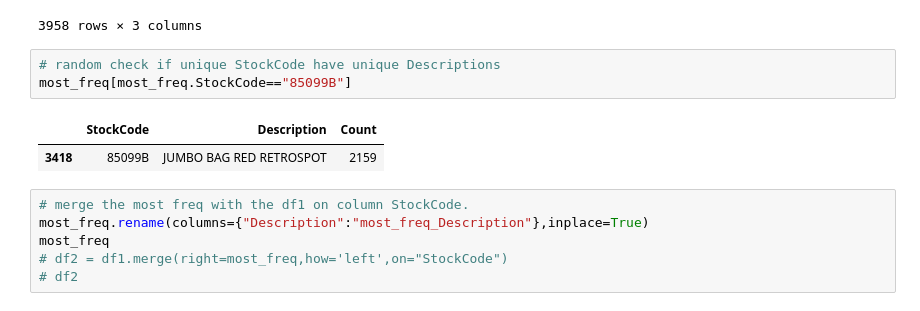
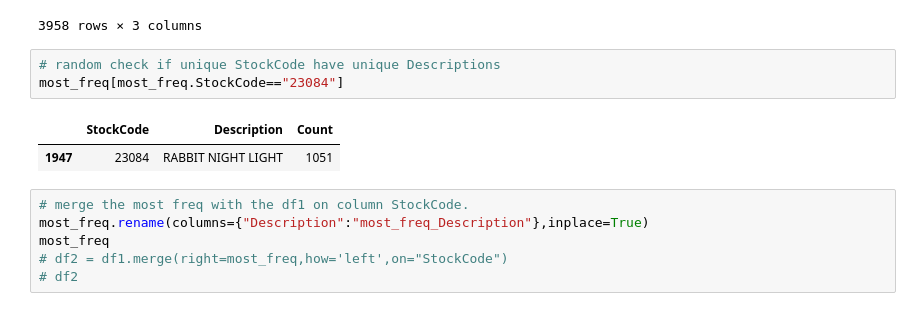
Before and after one commit to chanduka99/Retail_Data_Analysis, a Jupyter notebook: LargeScaleDataAnalysis.ipynb, the cells around one changed output. Cells and saved outputs as stored; diff of their text form.

```diff
--- a/LargeScaleDataAnalysis.ipynb
+++ b/LargeScaleDataAnalysis.ipynb
@@ -196,10 +196,10 @@ most_freq
 3958 rows × 3 columns
 # %%
 # random check if unique StockCode have unique Descriptions
-most_freq[most_freq.StockCode=="85099B"]
+most_freq[most_freq.StockCode=="23084"]
 # %% [output]
 |  | StockCode | Description | Count |
-| 3418 | 85099B | JUMBO BAG RED RETROSPOT | 2159 |
+| 1947 | 23084 | RABBIT NIGHT LIGHT | 1051 |
 # %%
 # merge the most freq with the df1 on column StockCode.
 most_freq.rename(columns={"Description":"most_freq_Description"},inplace=True)
```
Also changed, not shown: parts of 21 cells of this notebook, 1 other file.
